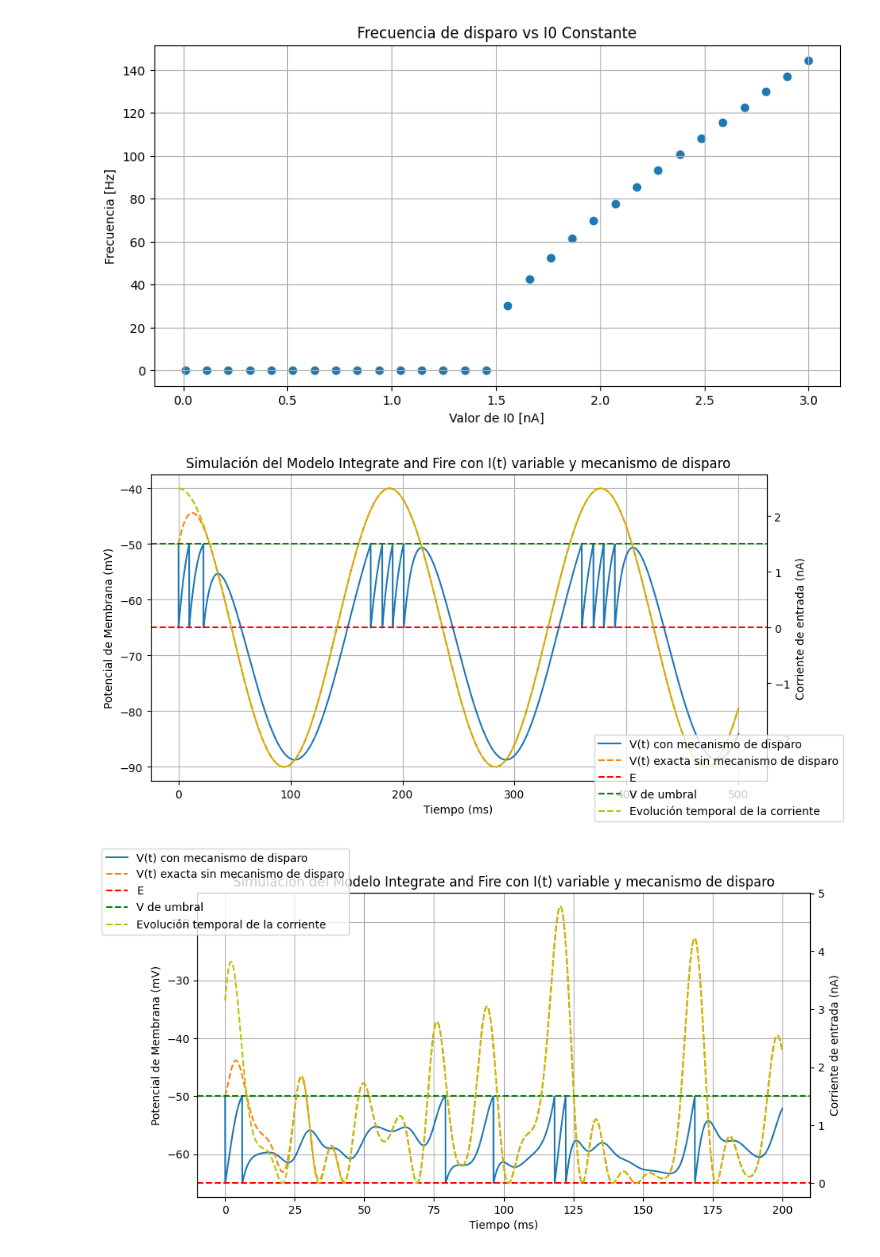
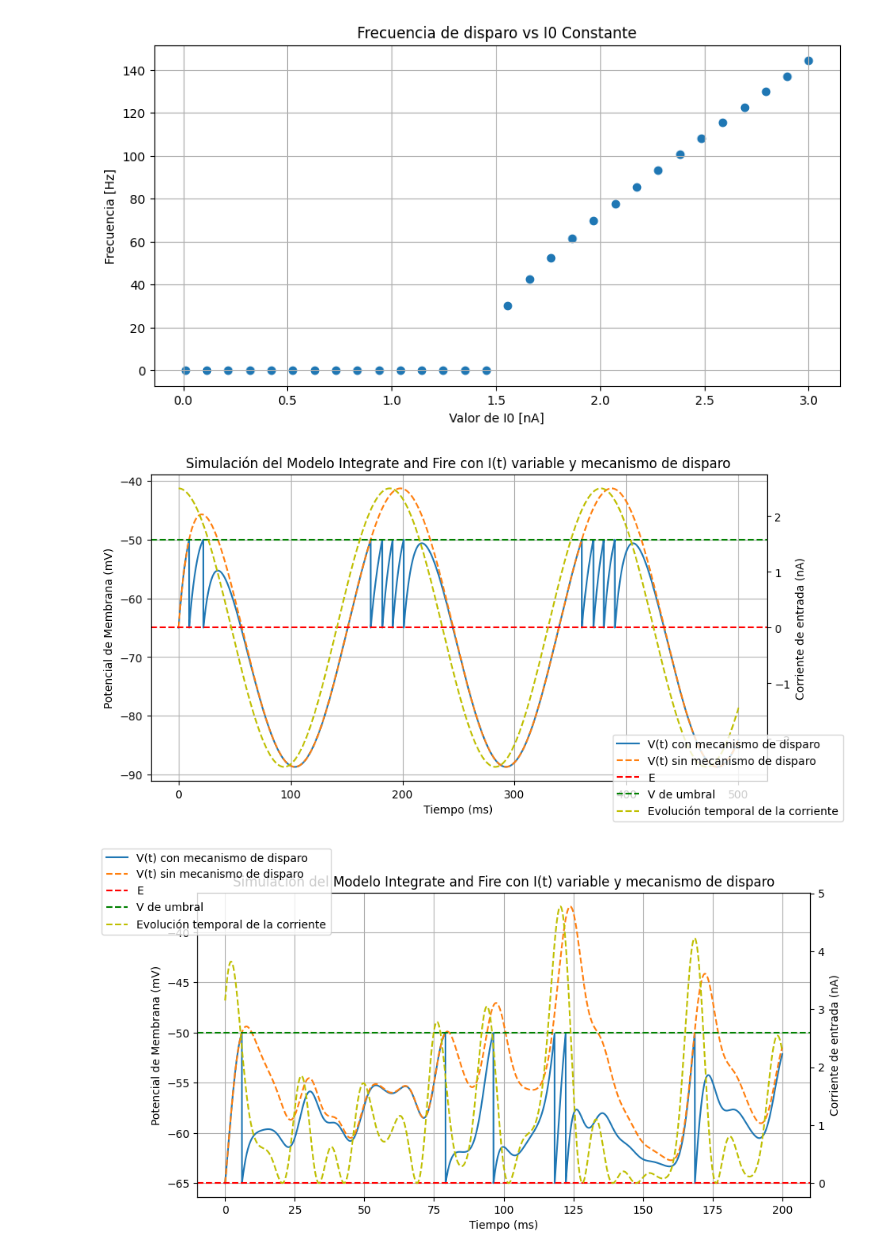
Before and after one commit to nicolassalomon96/Redes_Neuronales_FAMAF, a Jupyter notebook: TPs_Presentables/TP1/TP1_Entregable.ipynb, the cells around one changed output. Saved outputs shown, nothing was run; the diff lists cells and outputs as text; code cells hidden in the pictures.

```diff
--- a/TPs_Presentables/TP1/TP1_Entregable.ipynb
+++ b/TPs_Presentables/TP1/TP1_Entregable.ipynb
@@ -242,7 +251,7 @@ La frecuencia de disparo obtenida analíticamente es: 72.13475204444818[Hz]
 # Parámetros
 tau = 10.0  # Constante de tiempo de membrana (ms)
 E = -65.0   # Potencial de reposo (mV)
-V0 = -50.0      # Condición inicial (ej: V(0) = E)
+V0 = E#-50.0      # Condición inicial (ej: V(0) = E)
 Vu = -50.0 # Tensión de umbral
 h = 0.05   # Paso de integración (ms)
 R = 10#1e10 # Resistencia (mohms) == 10Mohms
@@ -259,7 +268,7 @@ parameters = [E, R, I, tau, Vu]
 
 # Definición de la función característica
 def f(x, t, parameters):
-    return (1/parameters[3]) * (parameters[0] - x + parameters[1] * parameters[2](t)) #(1/tau) * (E - x + R*I )
+    return (1/parameters[3]) * (parameters[0] - x + parameters[1] * parameters[2](t)) #(1/tau) * (E - x + R*I)
 
 def condition(x, t, p):
     if x > p[4]:
@@ -268,17 +277,14 @@ def condition(x, t, p):
         return x
 
 #Aproximación por Runge-Kutta
-t, x = ode.integrador_ode(ode.rk4, f, V0, start_time, end_time, num_steps, parameters, c=condition)
-
-# Solución analítica
-V = E + R*I(t) - (E + R*I(t) - V0) * np.exp(-t / tau)
+t, x = ode.integrador_ode(ode.rk4, f, V0, start_time, end_time, num_steps, parameters, c=condition) #Con mecanismo de disparo
+t1, x1 = ode.integrador_ode(ode.rk4, f, V0, start_time, end_time, num_steps, parameters, c=None) #Sin mecanismo de disparo
 
 # Graficar la solución
 fig, axs = plt.subplots(figsize=(10,5))
 
 axs.plot(t, x, label='V(t) con mecanismo de disparo')
-axs.plot(t, V, label='V(t) exacta sin mecanismo de disparo', linestyle='--')
-#plt.plot(t, I(t), label='Evolución temporal de la corriente')
+axs.plot(t1, x1, label='V(t) sin mecanismo de disparo', linestyle='--')
 axs.axhline(y=E, color='r', linestyle='--', label='E')
 axs.axhline(y=Vu, color='g', linestyle='--', label='V de umbral')
 axs.set_xlabel('Tiempo (ms)')
@@ -289,21 +295,18 @@ axs.grid(True)
 ax2 = axs.twinx()
 ax2.plot(t, I(t), label='Evolución temporal de la corriente', c='y', linestyle='--')
 ax2.set_ylabel('Corriente de entrada (nA)')
-#plt.title('Evolución temporal de la corriente de entrada I0')
-#plt.grid(True)
-#plt.legend()
 
 fig.legend(loc='lower right')
 plt.show()
 # %% [output]
-[figure, old version]
+[figure, new version]
 # %%
 #I)
 
 # Parámetros
 tau = 10.0  # Constante de tiempo de membrana (ms)
 E = -65.0   # Potencial de reposo (mV)
-V0 = -50.0      # Condición inicial (V(0) = E)
+V0 = E#-50.0      # Condición inicial (V(0) = E)
 Vu = -50.0 # Tensión de umbral
 h = 0.05   # Paso de integración (ms)
 R = 10#1e10 # Resistencia (mohms) == 10Mohms
@@ -322,39 +325,36 @@ def f(x, t, parameters):
     return (1/parameters[3]) * (parameters[0] - x + parameters[1] * parameters[2](t))
 
 def condition(x, t, p):
     if x > p[4]:
         return p[0]
     else:
         return x
 
 #Aproximación por Runge-Kutta
-t, x = ode.integrador_ode(ode.rk4, f, V0, start_time, end_time, num_steps, parameters, c=condition) #parameters = [E, R, I, tau,Vu]
+t, x = ode.integrador_ode(ode.rk4, f, V0, start_time, end_time, num_steps, parameters, c=condition) #Con mecanismo de disparo
+t1, x1 = ode.integrador_ode(ode.rk4, f, V0, start_time, end_time, num_steps, parameters, c=None) #Sin mecanismo de disparo
 
 # Solución analítica
-V = E + R*I(t) - (E + R*I(t) - V0) * np.exp(-t / tau)
+#V = E + R*I(t) - (E + R*I(t) - V0) * np.exp(-t / tau) #Sólo es correcta cuando I es constante
 
 # Graficar la solución
 fig, axs = plt.subplots(figsize=(10,5))
 
 axs.plot(t, x, label='V(t) con mecanismo de disparo')
-axs.plot(t, V, label='V(t) exacta sin mecanismo de disparo', linestyle='--')
-#plt.plot(t, I(t), label='Evolución temporal de la corriente')
+axs.plot(t1, x1, label='V(t) sin mecanismo de disparo', linestyle='--')
 axs.axhline(y=E, color='r', linestyle='--', label='E')
 axs.axhline(y=Vu, color='g', linestyle='--', label='V de umbral')
 axs.set_xlabel('Tiempo (ms)')
 axs.set_ylabel('Potencial de Membrana (mV)')
 axs.set_title('Simulación del Modelo Integrate and Fire con I(t) variable y mecanismo de disparo')
 axs.grid(True)
 
 ax2 = axs.twinx()
 ax2.plot(t, I(t), label='Evolución temporal de la corriente', c='y', linestyle='--')
 ax2.set_ylabel('Corriente de entrada (nA)')
-#plt.title('Evolución temporal de la corriente de entrada I0')
-#plt.grid(True)
-#plt.legend()
 
 fig.legend(loc='upper left')
 plt.show()
 # %% [output]
-[figure, old version]
+[figure, new version]
 # %% [markdown]
```
Also changed, not shown: parts of 4 cells of this notebook, 12 other files.
